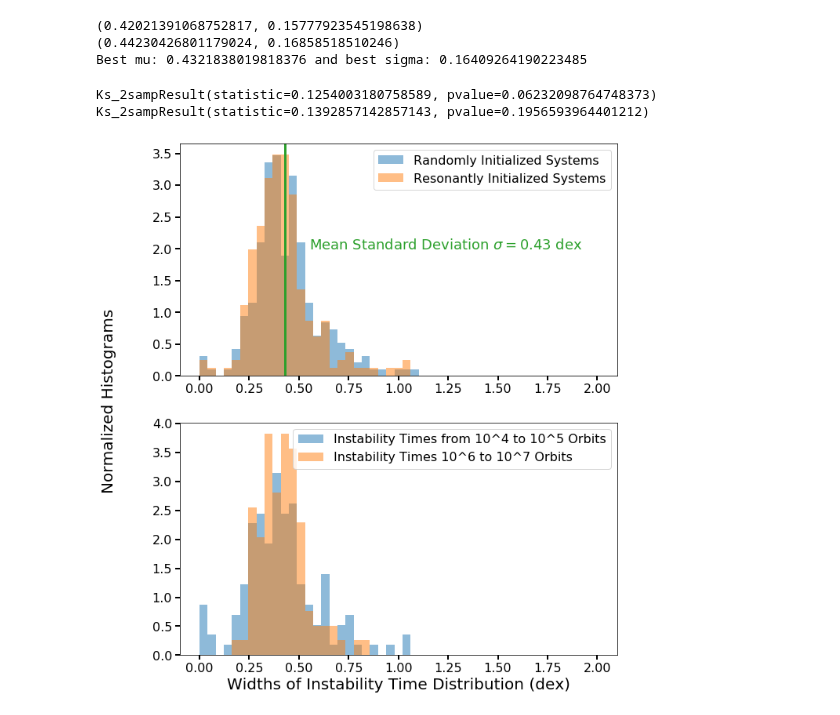
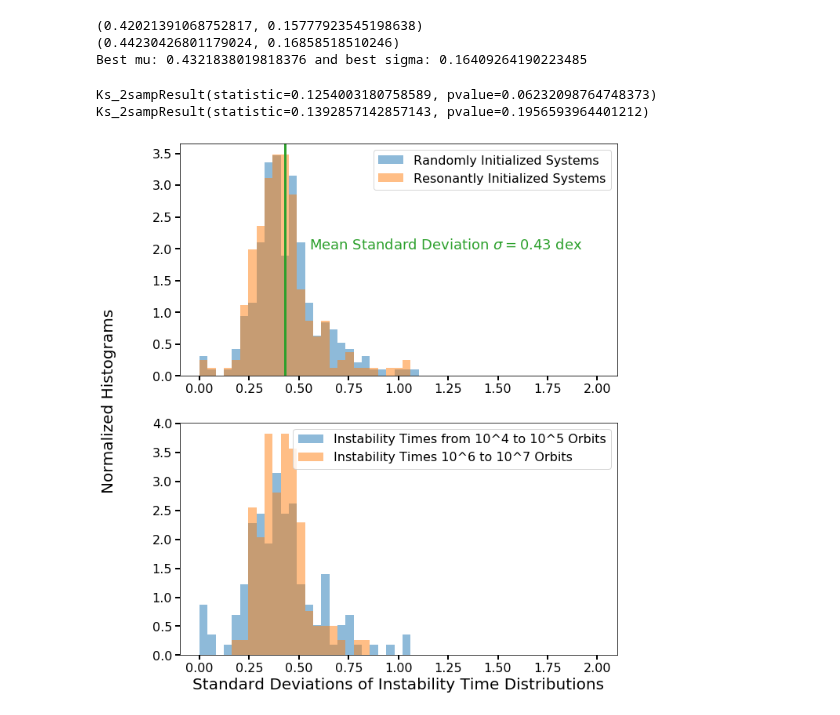
Before and after one commit to Naireen/StabilitySetImage, a Jupyter notebook: Analysis/Figure3_DistributionOfWidths.ipynb, the cells around one changed output. Saved outputs shown, nothing was run; the diff lists cells and outputs as text; code cells hidden in the pictures.

Commit message:
updated plots

```diff
--- a/Analysis/Figure3_DistributionOfWidths.ipynb
+++ b/Analysis/Figure3_DistributionOfWidths.ipynb
@@ -58,29 +58,29 @@ trimmed_res_info_right_tail= res_valid_gaus_params[(res_valid_gaus_params["Mean"
 # %%
 fig , (ax1, ax2) = plt.subplots(2, 1, figsize = (10, 12))
 cmap = plt.get_cmap("tab10")
 
 bins = np.linspace(0, 2, 50)
 ax1.hist(random_valid_gaus_params["Sigma"], alpha = 0.5, bins = bins , label = "Randomly Initialized Systems", density = 1)
 ax1.hist(res_valid_gaus_params["Sigma"], alpha = 0.5, bins = bins, label = "Resonantly Initialized Systems", density = 1)
 print(ks_2samp(random_valid_gaus_params["Sigma"], res_valid_gaus_params["Sigma"]))
 ax1.legend(loc="upper right")
 ax1.axvline(0.43, c=cmap(2), lw=3)
 ax1.text(0.55, 2, 'Mean Standard Deviation $\sigma=0.43$ dex', c=cmap(2), fontsize=18)
 
 lower_sigmas = np.concatenate([trimmed_random_info_left_tail["Sigma"], trimmed_res_info_left_tail["Sigma"]])
 # middle_sigmas = np.concatenate([trimmed_random_info_middle["Sigma"], trimmed_res_info_middle["Sigma"]])
 higher_sigmas = np.concatenate([trimmed_random_info_right_tail["Sigma"], trimmed_res_info_right_tail["Sigma"]])
 
 bins = np.linspace(0, 2, 50)
 ax2.hist(lower_sigmas, alpha = 0.5, bins = bins , label = "Instability Times from 10^4 to 10^5 Orbits", density = 1, histtype='stepfilled')
 ax2.hist(higher_sigmas, alpha = 0.5, bins = bins, label = "Instability Times 10^6 to 10^7 Orbits", density = 1, histtype='stepfilled')
 
 print(ks_2samp(lower_sigmas, higher_sigmas))
 ax2.legend(loc="upper right")
-ax2.set_xlabel("Widths of Instability Time Distribution (dex)")
+ax2.set_xlabel("Standard Deviations of Instability Time Distributions")
 fig.text(0.0, 0.5, 'Normalized Histograms', ha='center', va='center', rotation='vertical', size = 20)
 fig.savefig('fig3.pdf', bbox_inches='tight')
 # %% [output]
 Ks_2sampResult(statistic=0.1254003180758589, pvalue=0.06232098764748373)
 Ks_2sampResult(statistic=0.1392857142857143, pvalue=0.1956593964401212)
-[figure, old version]
+[figure, new version]
```
